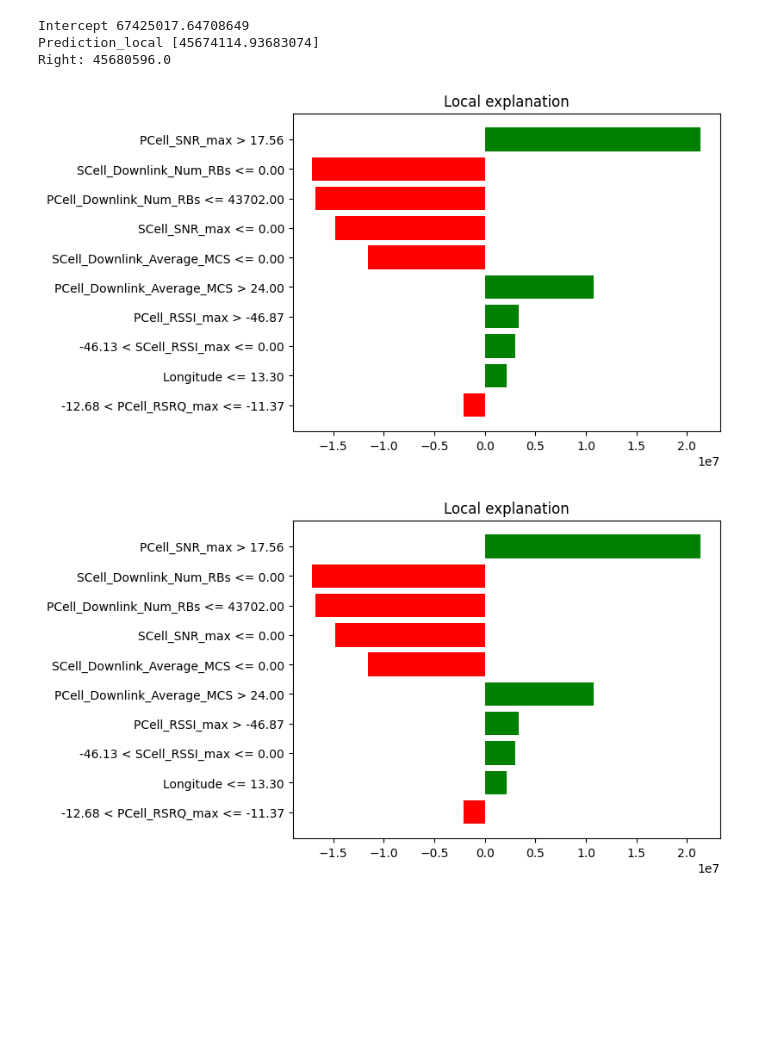
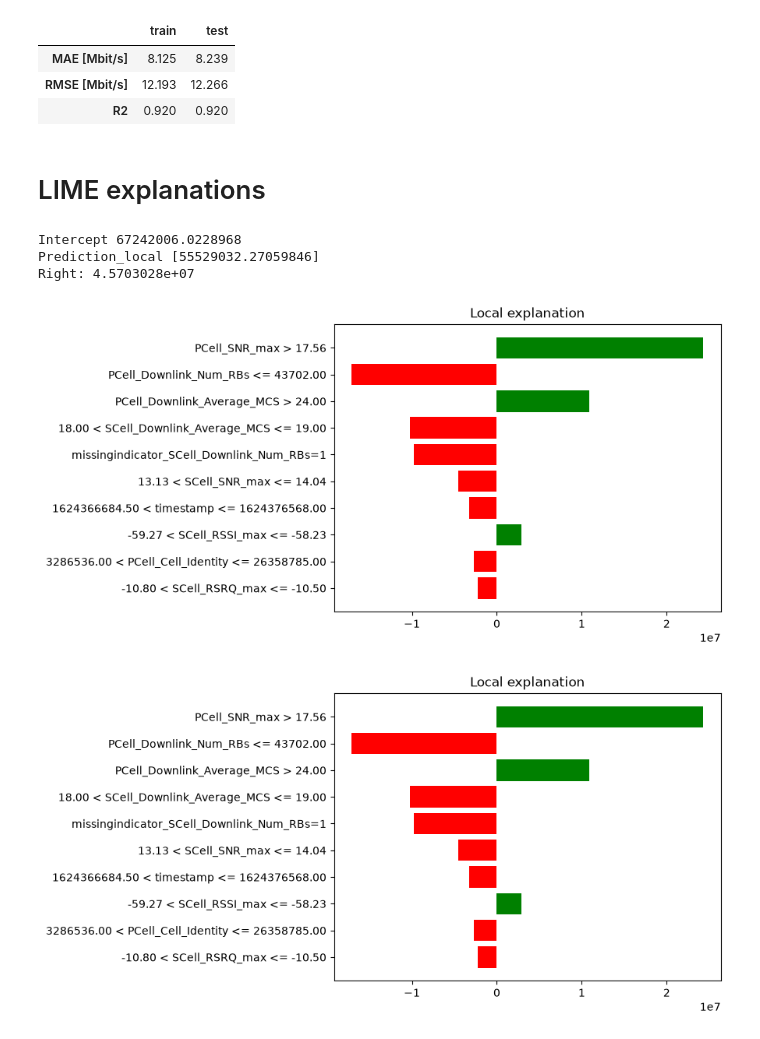
Before and after one commit to caglartunc/EE48009-58009, a Jupyter notebook: Explainable-AI-for-Telecom/LIME.ipynb, the cells around one changed output. Cells and saved outputs as stored; diff of their text form; code cells hidden in the pictures; blank space fills up the shorter version.

```diff
--- a/Explainable-AI-for-Telecom/LIME.ipynb
+++ b/Explainable-AI-for-Telecom/LIME.ipynb
@@ -41,0 +36,22 @@ explainer = LimeTabularExplainer(X_train.values,
+# %%
+categorical_features = ['area']
+numeric_features = [c for c in X_train_raw.columns if c not in categorical_features]
+scell_features = [c for c in numeric_features if c.startswith('SCell_')]
+
+def make_preprocessor(impute_strategy, add_indicators=True):
+    if impute_strategy == 'zero':
+        imputer = SimpleImputer(strategy='constant', fill_value=0)
+    else:
+        imputer = SimpleImputer(strategy=impute_strategy)
+    transformers = [('num', imputer, numeric_features)]
+    if add_indicators:
+        transformers.append(('missing', MissingIndicator(features='all'), scell_features))
+    transformers.append(('cat', OneHotEncoder(handle_unknown='ignore', sparse_output=False), categorical_features))
+    return ColumnTransformer(transformers, verbose_feature_names_out=False).set_output(transform='pandas')
+
+def evaluate(model, X, y):
+    pred = model.predict(X)
+    # target is in bit/s; report errors in Mbit/s for readability
+    return {'MAE [Mbit/s]': mean_absolute_error(y, pred) / 1e6,
+            'RMSE [Mbit/s]': np.sqrt(mean_squared_error(y, pred)) / 1e6,
+            'R2': r2_score(y, pred)}
@@ -42,13 +89,37 @@ explainer = LimeTabularExplainer(X_train.values,
+# %%
+preprocessor = make_preprocessor('median', add_indicators=True)
+X_train = preprocessor.fit_transform(X_train_raw).astype(float)
+X_test = preprocessor.transform(X_test_raw).astype(float)
+
+model_xgb = xgboost.XGBRegressor(n_estimators=100, max_depth=2).fit(X_train, y_train)
+pd.DataFrame({'train': evaluate(model_xgb, X_train, y_train),
+              'test': evaluate(model_xgb, X_test, y_test)}).round(3)
+# %% [output]
+|  | train | test |
+| MAE [Mbit/s] | 8.125 | 8.239 |
+| RMSE [Mbit/s] | 12.193 | 12.266 |
+| R2 | 0.920 | 0.920 |
+# %% [markdown]
+# LIME explanations
+# %%
+feature_names = list(X_train.columns)
+# one-hot area columns and missingness indicators are binary: let LIME treat them as categorical
+binary_features = [i for i, c in enumerate(feature_names) if c.startswith(('area_', 'missingindicator_'))]
+explainer = LimeTabularExplainer(X_train.values,
+                                feature_names=feature_names,
+                                categorical_features=binary_features,
+                                verbose=True,
+                                mode='regression')
 # %%
 i = 0
-explain_data_point = explainer.explain_instance(X_test.iloc[i,:], model_xgb.predict, num_features=10)
+explain_data_point = explainer.explain_instance(X_test.iloc[i,:].values, model_xgb.predict, num_features=10)
 explain_data_point.as_pyplot_figure()
 # %% [output]
-Intercept 67425017.64708649
-Prediction_local [45674114.93683074]
-Right: 45680596.0
+Intercept 67242006.0228968
+Prediction_local [55529032.27059846]
+Right: 4.5703028e+07
-[figure, old version]
+[figure, new version]
-[figure, old version]
+[figure, new version]
 # %%
 explain_data_point.show_in_notebook(show_table=True)
 explain_data_point.save_to_file('lime.html')
```
Also changed, not shown: parts of 10 cells of this notebook, 1 other file.
